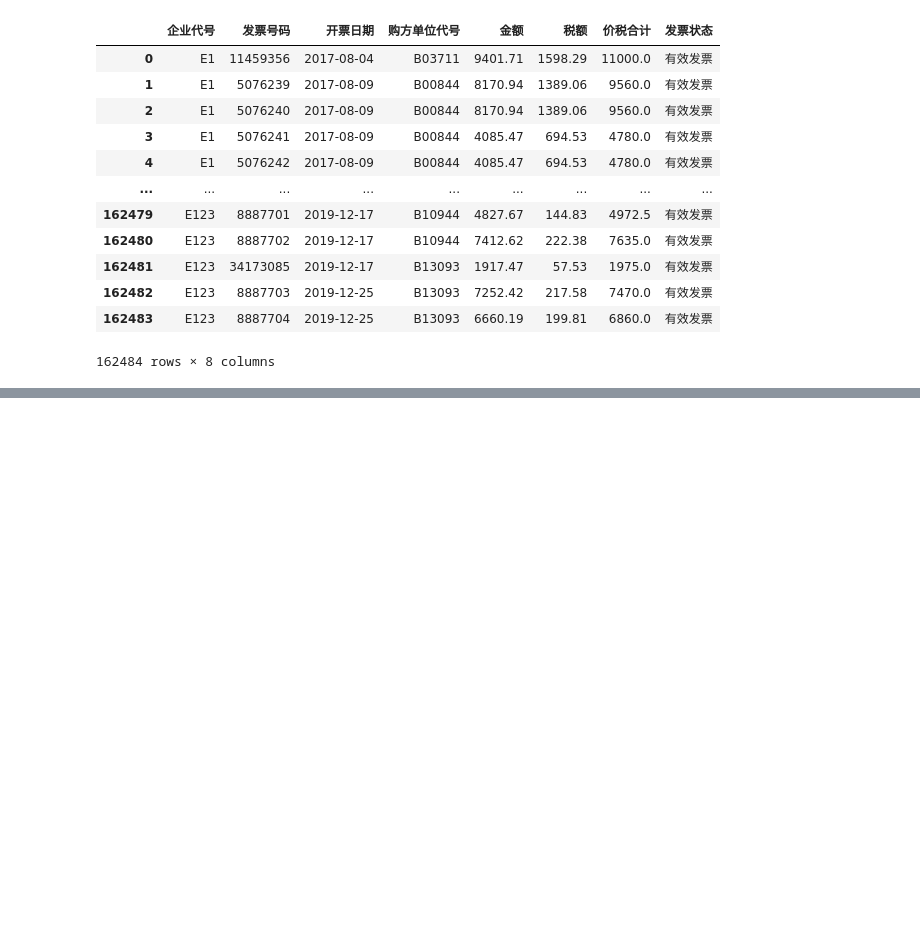
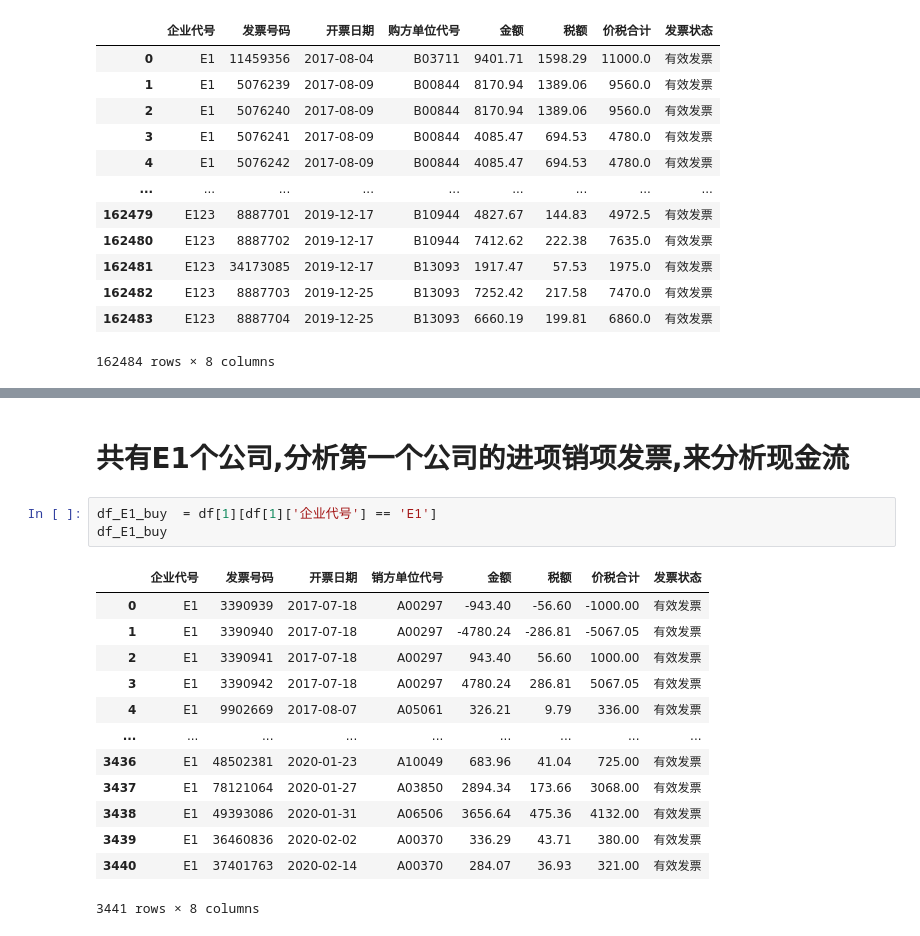
Before and after one commit to JinhuaSu/mathcontest2020, a Jupyter notebook: notebook/feature_engine.ipynb, the cells around one changed output, grey strips where cells are left out. Drawn from its saved outputs; the diff is of its cells as text; blank space fills up the shorter version.

```diff
--- a/notebook/feature_engine.ipynb
+++ b/notebook/feature_engine.ipynb
@@ -61,0 +126,19 @@ df[2]
+# %% [markdown]
+# 共有E1个公司,分析第一个公司的进项销项发票,来分析现金流
+# %%
+df_E1_buy  = df[1][df[1]['企业代号'] == 'E1']
+df_E1_buy
+# %% [output]
+|  | 企业代号 | 发票号码 | 开票日期 | 销方单位代号 | 金额 | 税额 | 价税合计 | 发票状态 |
+| 0 | E1 | 3390939 | 2017-07-18 | A00297 | -943.40 | -56.60 | -1000.00 | 有效发票 |
+| 1 | E1 | 3390940 | 2017-07-18 | A00297 | -4780.24 | -286.81 | -5067.05 | 有效发票 |
+| 2 | E1 | 3390941 | 2017-07-18 | A00297 | 943.40 | 56.60 | 1000.00 | 有效发票 |
+| 3 | E1 | 3390942 | 2017-07-18 | A00297 | 4780.24 | 286.81 | 5067.05 | 有效发票 |
+| 4 | E1 | 9902669 | 2017-08-07 | A05061 | 326.21 | 9.79 | 336.00 | 有效发票 |
+| ... | ... | ... | ... | ... | ... | ... | ... | ... |
+| 3436 | E1 | 48502381 | 2020-01-23 | A10049 | 683.96 | 41.04 | 725.00 | 有效发票 |
+| 3437 | E1 | 78121064 | 2020-01-27 | A03850 | 2894.34 | 173.66 | 3068.00 | 有效发票 |
+| 3438 | E1 | 49393086 | 2020-01-31 | A06506 | 3656.64 | 475.36 | 4132.00 | 有效发票 |
+| 3439 | E1 | 36460836 | 2020-02-02 | A00370 | 336.29 | 43.71 | 380.00 | 有效发票 |
+| 3440 | E1 | 37401763 | 2020-02-14 | A00370 | 284.07 | 36.93 | 321.00 | 有效发票 |
+3441 rows × 8 columns
```
Also changed, not shown: parts of 18 cells of this notebook, 1 other file.
